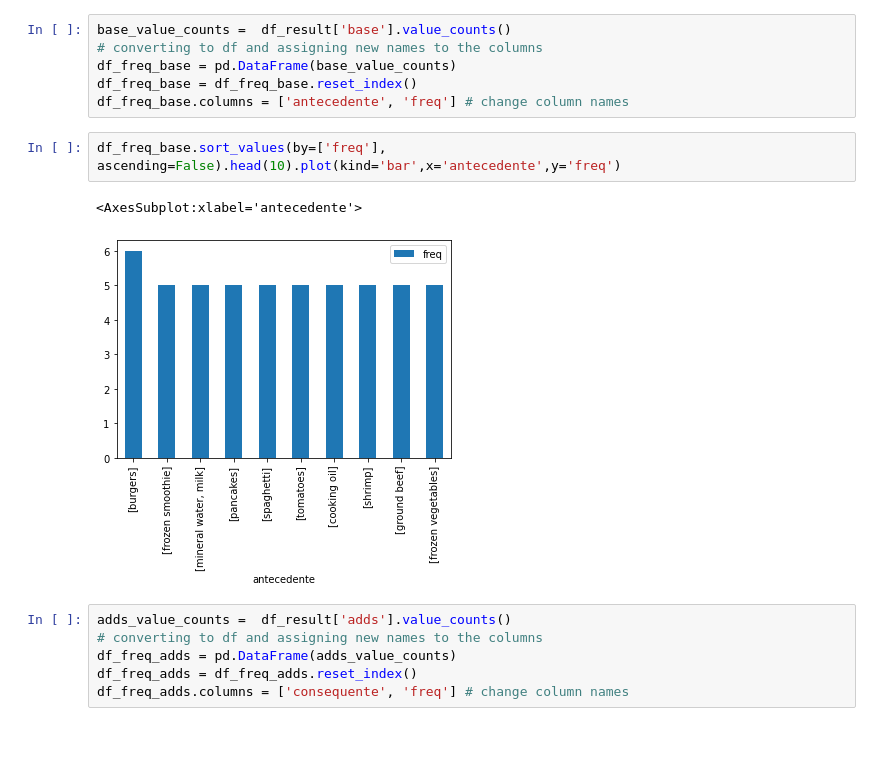
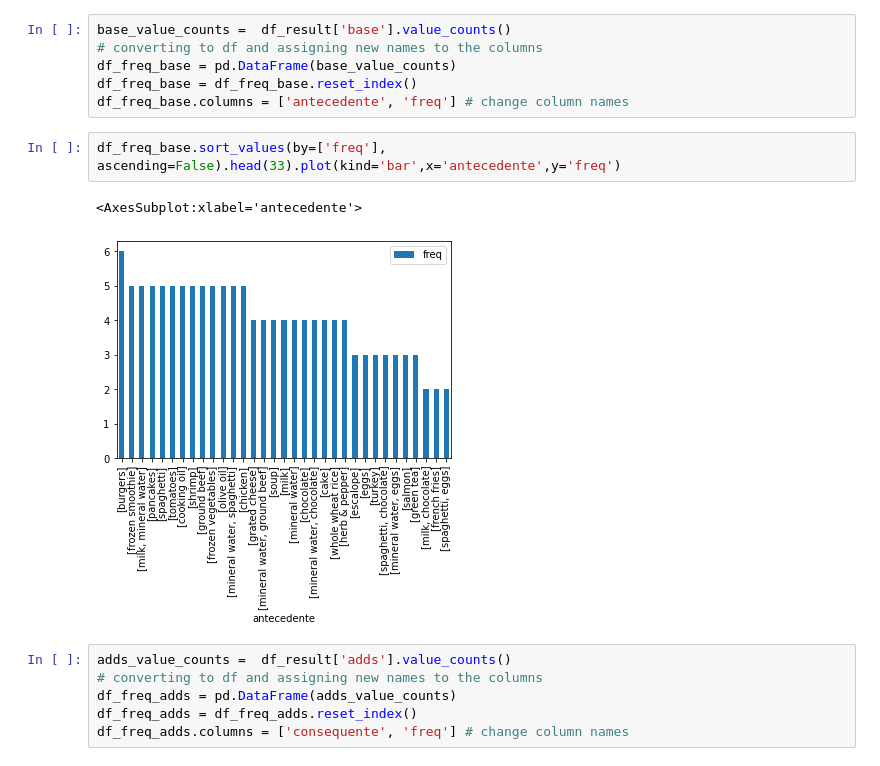
Before and after one commit to joaopaulopbjp/regras_associacao, a Jupyter notebook: Apriori_regras_associacao.ipynb, the cells around one changed output. Cells and saved outputs as stored; diff of their text form; blank space fills up the shorter version.

```diff
--- a/Apriori_regras_associacao.ipynb
+++ b/Apriori_regras_associacao.ipynb
@@ -144,10 +162,10 @@ df_freq_base = pd.DataFrame(base_value_counts)
 df_freq_base = df_freq_base.reset_index()
 df_freq_base.columns = ['antecedente', 'freq'] # change column names
 # %%
-df_freq_base.sort_values(by=['freq'], ascending=False).head(10).plot(kind='bar',x='antecedente',y='freq')
+df_freq_base.sort_values(by=['freq'], ascending=False).head(33).plot(kind='bar',x='antecedente',y='freq')
 # %% [output]
 <AxesSubplot:xlabel='antecedente'>
-[figure, old version]
+[figure, new version]
 # %%
 adds_value_counts =  df_result['adds'].value_counts()
 # converting to df and assigning new names to the columns
```
Also changed, not shown: parts of 5 cells of this notebook.
